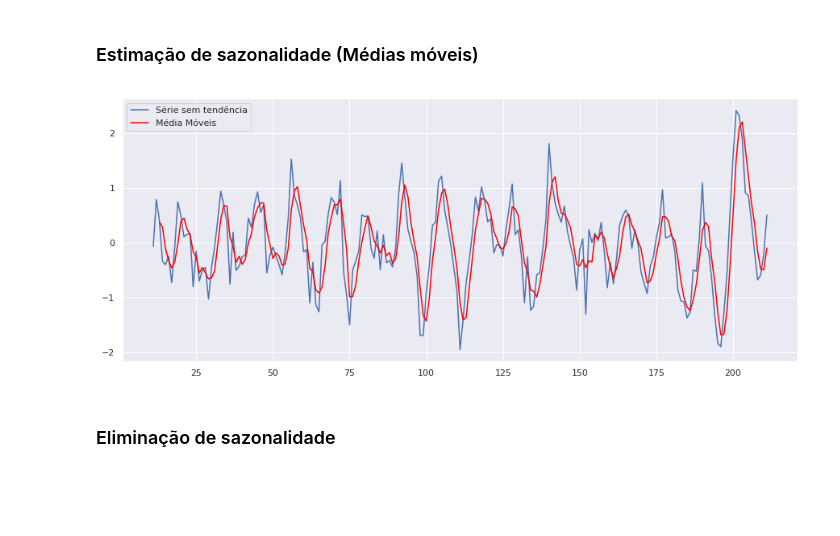
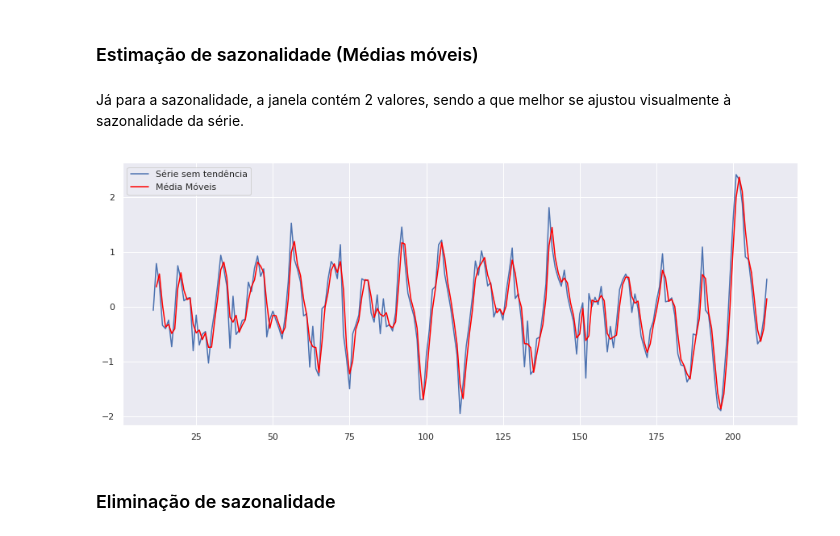
Before and after one commit to jvcm/time-series, a Jupyter notebook: lista_1.ipynb, the cells around one changed output. Drawn from its saved outputs; the diff is of its cells as text; code cells hidden in the pictures; blank space fills up the shorter version.

```diff
--- a/lista_1.ipynb
+++ b/lista_1.ipynb
@@ -91,17 +102,18 @@ plt.show()
 [figure]
 # %% [markdown]
 ### Estimação de sazonalidade (Médias móveis)
+# %% [markdown]
+Já para a sazonalidade, a janela contém 2 valores, sendo a que melhor se ajustou visualmente à sazonalidade da série.
 # %%
-#Aplica média móveis na série sem a tendência
-rolling1 = serie_sem_tendencia1.rolling(window=3)
+rolling1 = serie_sem_tendencia1.rolling(window=2)
 saz_mean_mov1 = rolling1.mean()
-# plot original and transformed dataset
+
 plt.plot(serie_sem_tendencia1, label='Série sem tendência')
 plt.plot(saz_mean_mov1,color='red', label='Média Móveis')
 plt.legend(loc='best')
 plt.show()
 # %% [output]
-[figure, old version]
+[figure, new version]
 # %% [markdown]
 ### Eliminação de sazonalidade
 # %%
```
Also changed, not shown: parts of 39 cells of this notebook.
